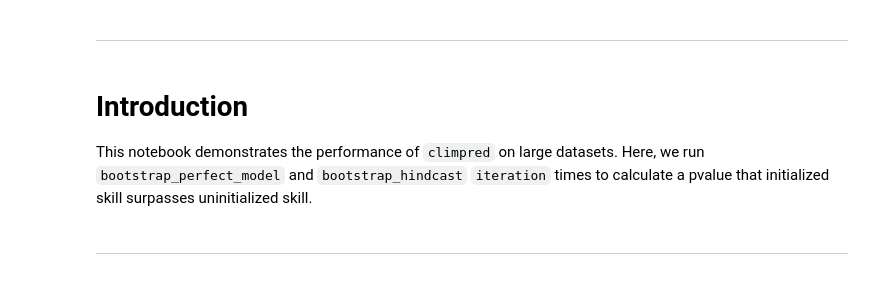
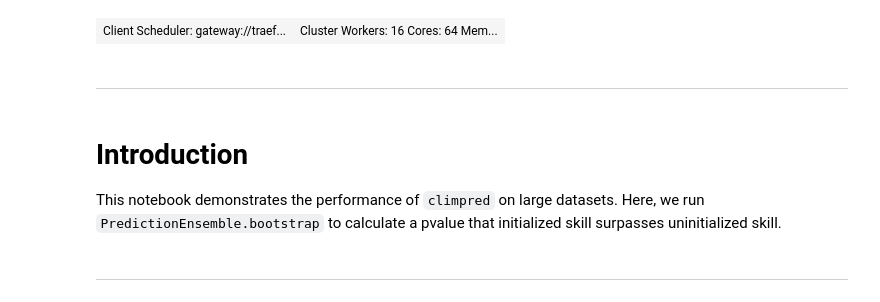
Before and after one commit to aaronspring/climpred-cloud-demo, a Jupyter notebook: climpred_benchmark.ipynb, the cells around one changed output. Cells and saved outputs as stored; diff of their text form; code cells hidden in the pictures.

```diff
--- a/climpred_benchmark.ipynb
+++ b/climpred_benchmark.ipynb
@@ -20,16 +20,17 @@ cluster.scale(48)
 from time import sleep
 sleep(10)
 # %%
-client = Client(cluster)
+client = cluster.get_client()
 client.restart()
+# %% [output]
+| Client Scheduler: gateway://traef... | Cluster Workers: 16 Cores: 64 Mem... |
 # %% [markdown]
 ---
 # %% [markdown]
 # Introduction
 
 This notebook demonstrates the performance of `climpred` on large datasets.
-Here, we run `bootstrap_perfect_model` and `bootstrap_hindcast` `iteration` times
-to calculate a pvalue that initialized skill surpasses uninitialized skill.
+Here, we run `PredictionEnsemble.bootstrap` to calculate a pvalue that initialized skill surpasses uninitialized skill.
 # %% [markdown]
 ---
 # %% [markdown]
```
Also changed, not shown: parts of 32 cells of this notebook, 2 other files.
